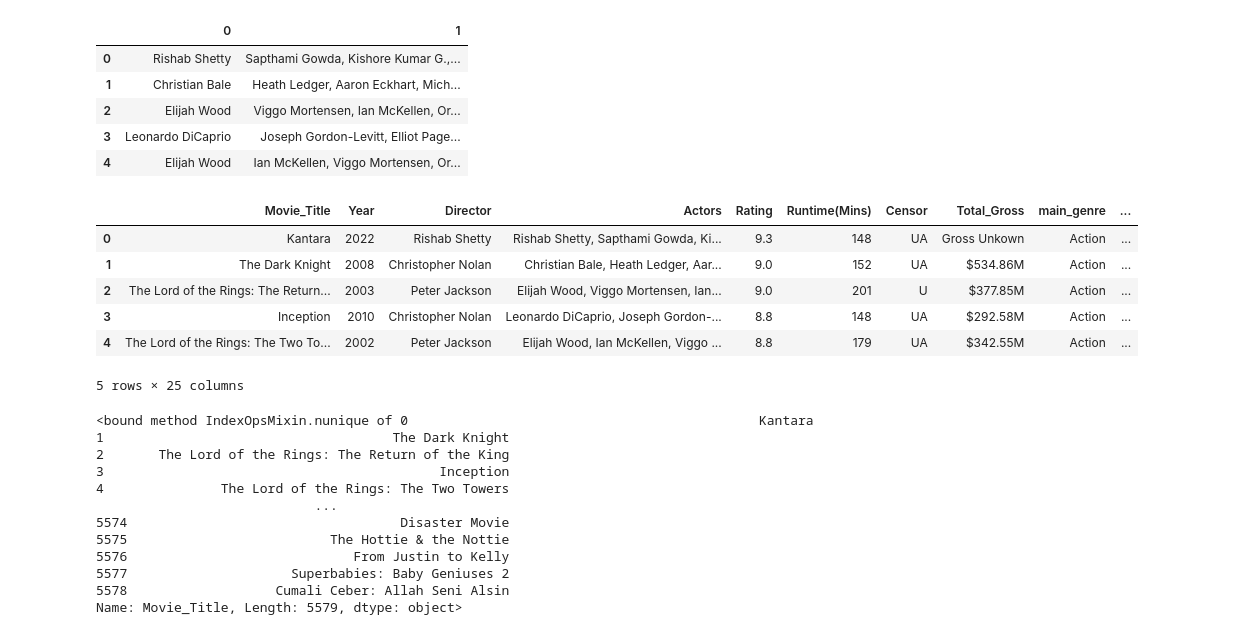
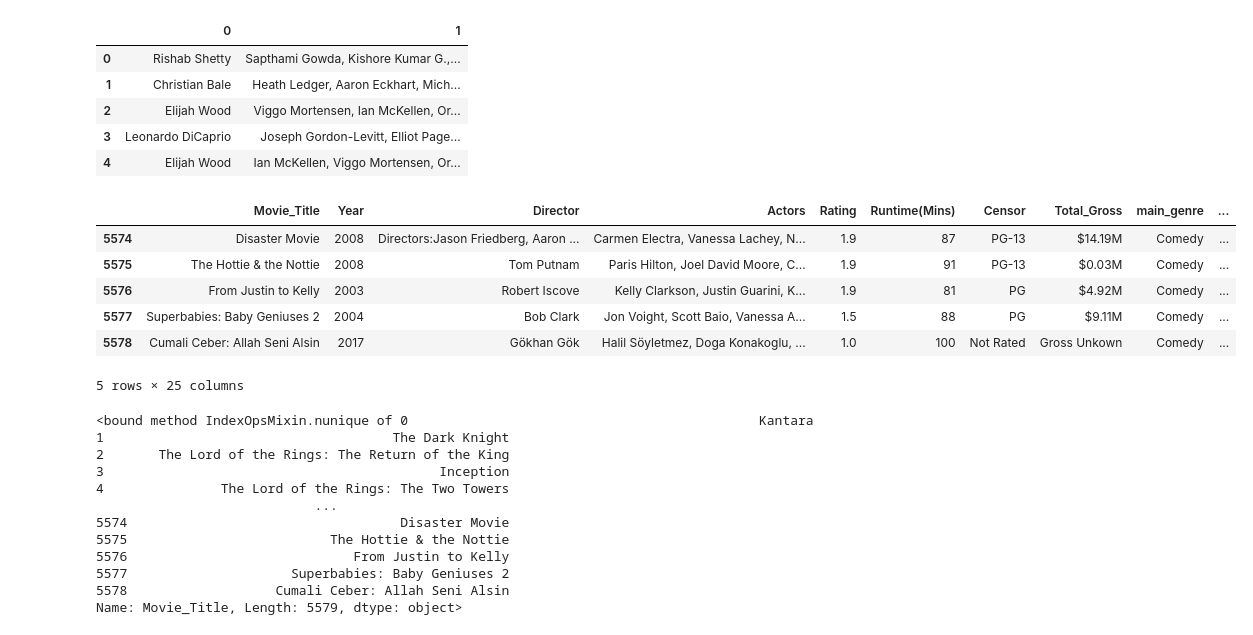
Before and after one commit to jvwastaken/Blockbuster-Breakdown, a Jupyter notebook: Sandy_Analysis/movie cast filtering.ipynb, the cells around one changed output. Cells and saved outputs as stored; diff of their text form; code cells hidden in the pictures.

```diff
--- a/Sandy_Analysis/movie cast filtering.ipynb
+++ b/Sandy_Analysis/movie cast filtering.ipynb
@@ -56,14 +56,14 @@ lead_actor.head()
 | 3 | Leonardo DiCaprio | Joseph Gordon-Levitt, Elliot Page... |
 | 4 | Elijah Wood | Ian McKellen, Viggo Mortensen, Or... |
 # %%
-cast_awards_df.head()
+cast_awards_df.tail()
 # %% [output]
 |  | Movie_Title | Year | Director | Actors | Rating | Runtime(Mins) | Censor | Total_Gross | main_genre | ... |
-| 0 | Kantara | 2022 | Rishab Shetty | Rishab Shetty, Sapthami Gowda, Ki... | 9.3 | 148 | UA | Gross Unkown | Action | ... |
-| 1 | The Dark Knight | 2008 | Christopher Nolan | Christian Bale, Heath Ledger, Aar... | 9.0 | 152 | UA | $534.86M | Action | ... |
-| 2 | The Lord of the Rings: The Return... | 2003 | Peter Jackson | Elijah Wood, Viggo Mortensen, Ian... | 9.0 | 201 | U | $377.85M | Action | ... |
-| 3 | Inception | 2010 | Christopher Nolan | Leonardo DiCaprio, Joseph Gordon-... | 8.8 | 148 | UA | $292.58M | Action | ... |
-| 4 | The Lord of the Rings: The Two To... | 2002 | Peter Jackson | Elijah Wood, Ian McKellen, Viggo ... | 8.8 | 179 | UA | $342.55M | Action | ... |
+| 5574 | Disaster Movie | 2008 | Directors:Jason Friedberg, Aaron ... | Carmen Electra, Vanessa Lachey, N... | 1.9 | 87 | PG-13 | $14.19M | Comedy | ... |
+| 5575 | The Hottie & the Nottie | 2008 | Tom Putnam | Paris Hilton, Joel David Moore, C... | 1.9 | 91 | PG-13 | $0.03M | Comedy | ... |
+| 5576 | From Justin to Kelly | 2003 | Robert Iscove | Kelly Clarkson, Justin Guarini, K... | 1.9 | 81 | PG | $4.92M | Comedy | ... |
+| 5577 | Superbabies: Baby Geniuses 2 | 2004 | Bob Clark | Jon Voight, Scott Baio, Vanessa A... | 1.5 | 88 | PG | $9.11M | Comedy | ... |
+| 5578 | Cumali Ceber: Allah Seni Alsin | 2017 | Gökhan Gök | Halil Söyletmez, Doga Konakoglu, ... | 1.0 | 100 | Not Rated | Gross Unkown | Comedy | ... |
 5 rows × 25 columns
 # %%
 
```
Also changed, not shown: parts of 5 cells of this notebook, 1 other file.
